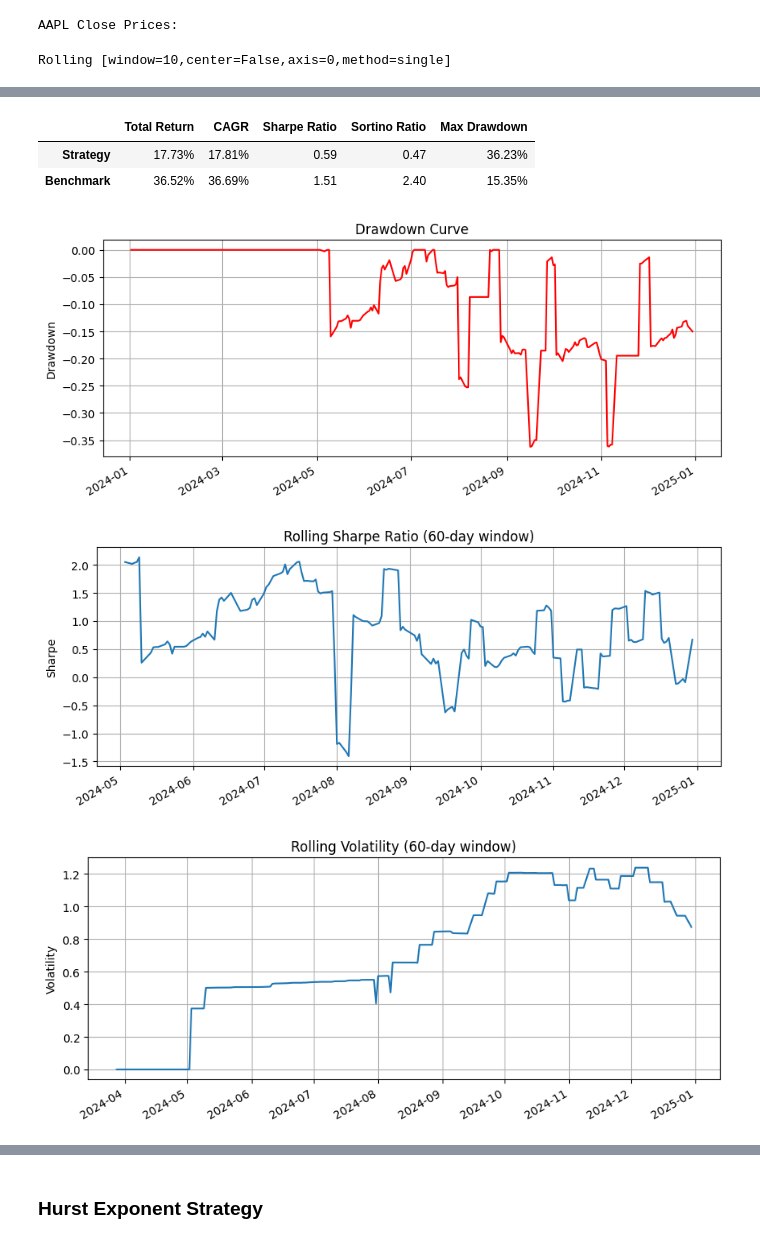
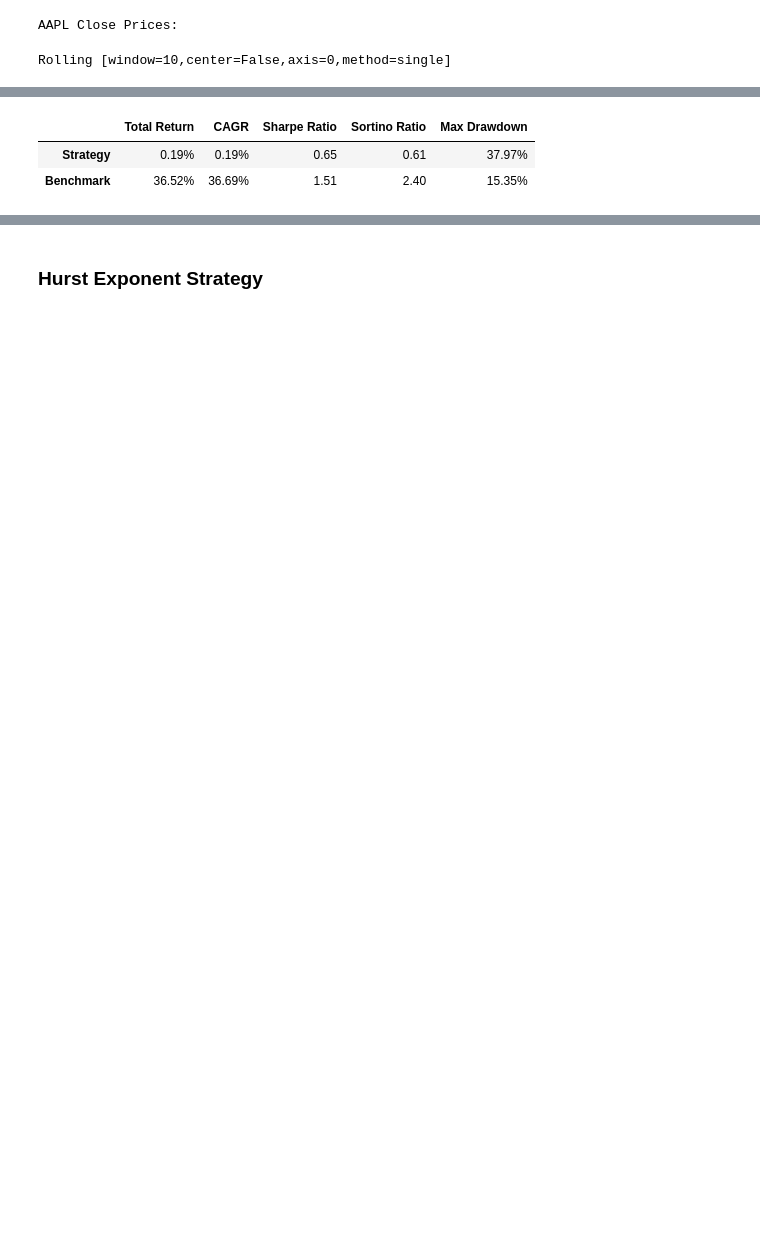
Before and after one commit to MC-Kangan/Trading_with_ML, a Jupyter notebook: trading_notebook.ipynb, the cells around one changed output, grey strips where cells are left out. Saved outputs shown, nothing was run; the diff lists cells and outputs as text; code cells hidden in the pictures; blank space fills up the shorter version.

```diff
--- a/trading_notebook.ipynb
+++ b/trading_notebook.ipynb
@@ -79,7 +68,7 @@ Date
 # %%
 close_prices = YahooStockDataSource(symbols, start_date, end_date).get_price_feature('AAPL')
 
-for date in close_prices.index:
+for date in close_prices.index[:5]:
     slice_ = close_prices.loc[:date]
     prediction = tf.getPrediction(date, slice_)
     print(f"{date.date()} | Prediction: {prediction}")
@@ -132,24 +85,33 @@ class MomentumTradingFunctions:
     def __init__(self, short_window = 10, long_window = 30):
         self.short_window = short_window
         self.long_window = long_window
+        self.in_position = 0  # 1 for long, -1 for short, 0 for flat
 
     def getSymbolsToTrade(self):
         return ['AAPL']
 
     def getPrediction(self, date, price_series):
         if len(price_series) < self.long_window:
-            return 0  # not enough data
-        short_ma = price_series.rolling(10).mean().iloc[-1]
-        long_ma = price_series.rolling(30).mean().iloc[-1]
-        # short_ma = price_series[-self.short_window:].mean()
-        # long_ma = price_series[-self.long_window:].mean()
+            return 0.5  # not enough data, stay flat
 
+        short_ma = price_series.rolling(self.short_window).mean().iloc[-1]
+        long_ma = price_series.rolling(self.long_window).mean().iloc[-1]
+
+        # Signal: go long if short MA crosses above long MA
         if short_ma > long_ma:
-            return 1  # Buy
+            if self.in_position != 1:
+                self.in_position = 1
+                return 1  # enter long
         elif short_ma < long_ma:
-            return -1  # Sell
+            if self.in_position != -1:
+                self.in_position = -1
+                return -1  # enter short
         else:
-            return 0  # Hold
+            if self.in_position != 0:
+                self.in_position = 0
+                return 0.5  # exit position
+
+        return 0.5  # hold flat by default
 # %%
 # Instantiate strategy and params
 momentum_tf = MomentumTradingFunctions(short_window=10, long_window=30)
@@ -196,23 +158,20 @@ plt.show()
 # %%
 # Evaluate and compare
 evaluator = BacktestEvaluator(strategy, benchmark)
 display(evaluator.get_metrics_df())
 
-# Plot drawdown
-evaluator.plot_drawdown()
+# # Plot drawdown
+# evaluator.plot_drawdown()
 
-# Plot rolling Sharpe
-evaluator.plot_rolling_sharpe(window=60)
+# # Plot rolling Sharpe
+# evaluator.plot_rolling_sharpe(window=60)
 
-# Plot rolling volatility
-evaluator.plot_rolling_volatility(window=60)
+# # Plot rolling volatility
+# evaluator.plot_rolling_volatility(window=60)
 # %% [output]
 |  | Total Return | CAGR | Sharpe Ratio | Sortino Ratio | Max Drawdown |
-| Strategy | 17.73% | 17.81% | 0.59 | 0.47 | 36.23% |
+| Strategy | 0.19% | 0.19% | 0.65 | 0.61 | 37.97% |
 | Benchmark | 36.52% | 36.69% | 1.51 | 2.40 | 15.35% |
-[figure, removed]
-[figure, removed]
-[figure, removed]
 # %%
 symbol = 'AAPL'
 price_series = momentum_ts.dataLoader.get_price_feature(symbol, 'Close')
```
Also changed, not shown: parts of 16 cells of this notebook, 2 other files.
